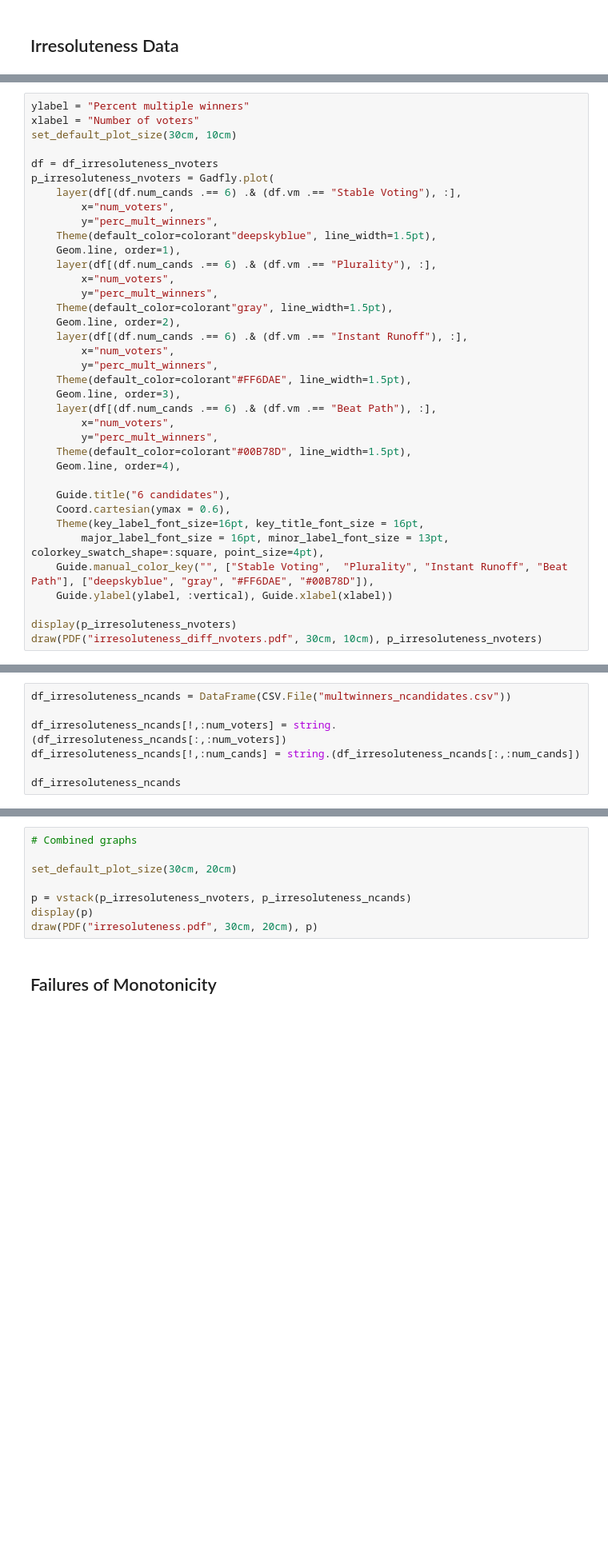
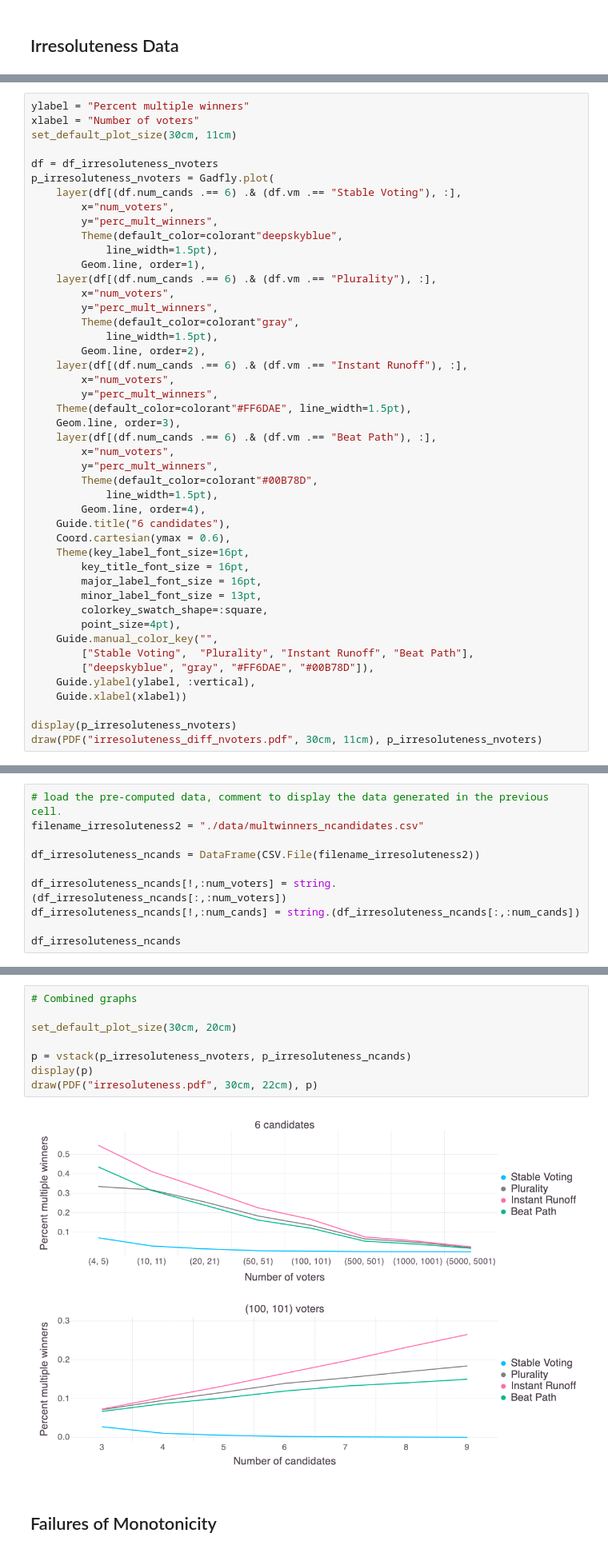
Before and after one commit to epacuit/stablevoting, a Jupyter notebook: 04-StableVoting_Julia.ipynb, the cells around one changed output, grey strips where cells are left out. Shown at 80% size. Cells and saved outputs as stored; diff of their text form; blank space fills up the shorter version.

```diff
--- a/04-StableVoting_Julia.ipynb
+++ b/04-StableVoting_Julia.ipynb
@@ -718,20 +741,22 @@ df_irresoluteness_nvoters
 # %%
 ylabel = "Percent multiple winners"
 xlabel = "Number of voters"
-set_default_plot_size(30cm, 10cm)
+set_default_plot_size(30cm, 11cm)
 
 df = df_irresoluteness_nvoters
 p_irresoluteness_nvoters = Gadfly.plot(
     layer(df[(df.num_cands .== 6) .& (df.vm .== "Stable Voting"), :],
         x="num_voters",
         y="perc_mult_winners",
-    Theme(default_color=colorant"deepskyblue", line_width=1.5pt),
-    Geom.line, order=1),
+        Theme(default_color=colorant"deepskyblue",
+            line_width=1.5pt),
+        Geom.line, order=1),
     layer(df[(df.num_cands .== 6) .& (df.vm .== "Plurality"), :],
         x="num_voters",
         y="perc_mult_winners",
-    Theme(default_color=colorant"gray", line_width=1.5pt),
-    Geom.line, order=2),
+        Theme(default_color=colorant"gray",
+            line_width=1.5pt),
+        Geom.line, order=2),
     layer(df[(df.num_cands .== 6) .& (df.vm .== "Instant Runoff"), :],
         x="num_voters",
         y="perc_mult_winners",
@@ -740,15 +765,22 @@ p_irresoluteness_nvoters = Gadfly.plot(
     layer(df[(df.num_cands .== 6) .& (df.vm .== "Beat Path"), :],
         x="num_voters",
         y="perc_mult_winners",
-    Theme(default_color=colorant"#00B78D", line_width=1.5pt),
-    Geom.line, order=4),
-
+        Theme(default_color=colorant"#00B78D",
+            line_width=1.5pt),
+        Geom.line, order=4),
     Guide.title("6 candidates"),
     Coord.cartesian(ymax = 0.6),
-    Theme(key_label_font_size=16pt, key_title_font_size = 16pt,
-        major_label_font_size = 16pt, minor_label_font_size = 13pt, colorkey_swatch_shape=:square, point_size=4pt),
-    Guide.manual_color_key("", ["Stable Voting",  "Plurality", "Instant Runoff", "Beat Path"], ["deepskyblue", "gray", "#FF6DAE", "#00B78D"]),
-    Guide.ylabel(ylabel, :vertical), Guide.xlabel(xlabel))
+    Theme(key_label_font_size=16pt,
+        key_title_font_size = 16pt,
+        major_label_font_size = 16pt,
+        minor_label_font_size = 13pt,
+        colorkey_swatch_shape=:square,
+        point_size=4pt),
+    Guide.manual_color_key("",
+        ["Stable Voting",  "Plurality", "Instant Runoff", "Beat Path"],
+        ["deepskyblue", "gray", "#FF6DAE", "#00B78D"]),
+    Guide.ylabel(ylabel, :vertical),
+    Guide.xlabel(xlabel))
 
 display(p_irresoluteness_nvoters)
-draw(PDF("irresoluteness_diff_nvoters.pdf", 30cm, 10cm), p_irresoluteness_nvoters)
+draw(PDF("irresoluteness_diff_nvoters.pdf", 30cm, 11cm), p_irresoluteness_nvoters)
@@ -850,7 +887,10 @@ draw(PDF("irresoluteness_diff_nvoters.pdf", 30cm, 10cm), p_irresoluteness_nvoter
     println("Done.")
 end
 # %%
-df_irresoluteness_ncands = DataFrame(CSV.File("multwinners_ncandidates.csv"))
+# load the pre-computed data, comment to display the data generated in the previous cell.
+filename_irresoluteness2 = "./data/multwinners_ncandidates.csv"
+
+df_irresoluteness_ncands = DataFrame(CSV.File(filename_irresoluteness2))
 
 df_irresoluteness_ncands[!,:num_voters] = string.(df_irresoluteness_ncands[:,:num_voters])
 df_irresoluteness_ncands[!,:num_cands] = string.(df_irresoluteness_ncands[:,:num_cands])
@@ -896,11 +970,13 @@ draw(PDF("irresoluteness_diff_ncands.pdf", 30cm, 10cm), p_irresoluteness_ncands)
 # %%
 # Combined graphs
 
 set_default_plot_size(30cm, 20cm)
 
 p = vstack(p_irresoluteness_nvoters, p_irresoluteness_ncands)
 display(p)
-draw(PDF("irresoluteness.pdf", 30cm, 20cm), p)
+draw(PDF("irresoluteness.pdf", 30cm, 22cm), p)
+# %% [output]
+[figure, added]
 # %% [markdown]
 ## Failures of Monotonicity
 # %%
```
Also changed, not shown: parts of 20 cells of this notebook, 5 other files.
